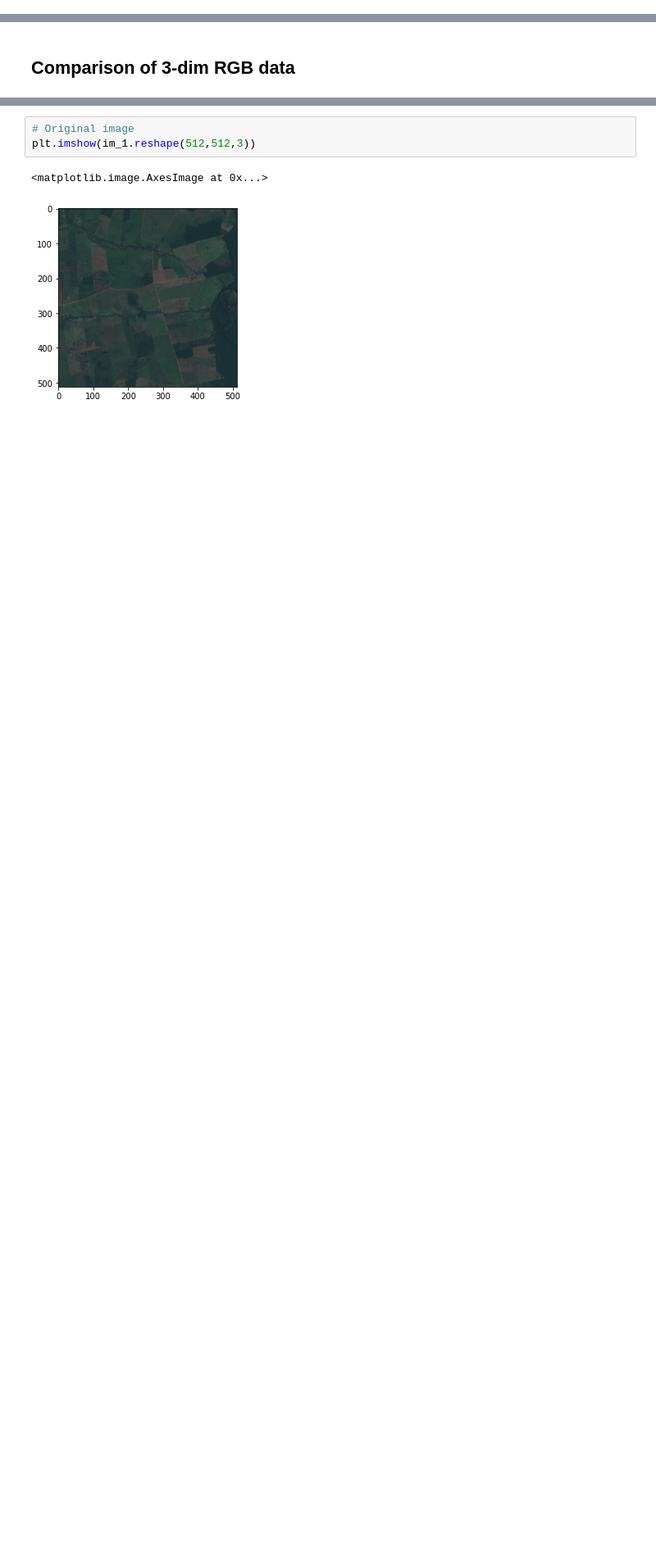
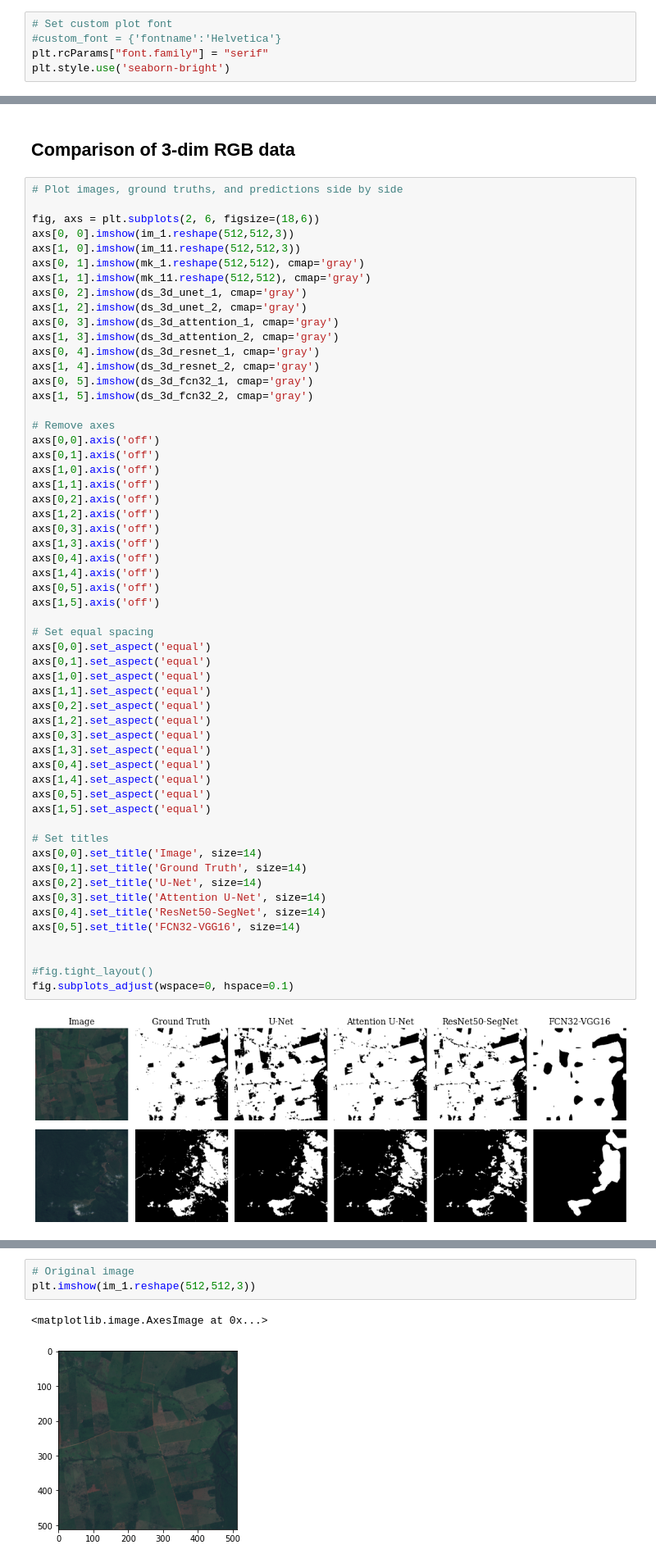
Before and after one commit to davej23/attention-mechanism-unet, a Jupyter notebook: Figures.ipynb, the cells around one changed output, grey strips where cells are left out. Shown at 82% size. Saved outputs shown, nothing was run; the diff lists cells and outputs as text; blank space fills up the shorter version.

Commit message:
Added new figures for report

```diff
--- a/Figures.ipynb
+++ b/Figures.ipynb
@@ -828,3 +828,8 @@ fcn32_4d_amazon = FCN32_4d_amazon
 fcn32_4d_atlantic = FCN32_4d_atlantic
 # %% [markdown]
 # Plot ground truth and predictions
+# %%
+# Set custom plot font
+#custom_font = {'fontname':'Helvetica'}
+plt.rcParams["font.family"] = "serif"
+plt.style.use('seaborn-bright')
@@ -847,2 +913,60 @@ mk_3 = validation_masks3[ind3]
 # %% [markdown]
 ## Comparison of 3-dim RGB data
+# %%
+# Plot images, ground truths, and predictions side by side
+
+fig, axs = plt.subplots(2, 6, figsize=(18,6))
+axs[0, 0].imshow(im_1.reshape(512,512,3))
+axs[1, 0].imshow(im_11.reshape(512,512,3))
+axs[0, 1].imshow(mk_1.reshape(512,512), cmap='gray')
+axs[1, 1].imshow(mk_11.reshape(512,512), cmap='gray')
+axs[0, 2].imshow(ds_3d_unet_1, cmap='gray')
+axs[1, 2].imshow(ds_3d_unet_2, cmap='gray')
+axs[0, 3].imshow(ds_3d_attention_1, cmap='gray')
+axs[1, 3].imshow(ds_3d_attention_2, cmap='gray')
+axs[0, 4].imshow(ds_3d_resnet_1, cmap='gray')
+axs[1, 4].imshow(ds_3d_resnet_2, cmap='gray')
+axs[0, 5].imshow(ds_3d_fcn32_1, cmap='gray')
+axs[1, 5].imshow(ds_3d_fcn32_2, cmap='gray')
+
+# Remove axes
+axs[0,0].axis('off')
+axs[0,1].axis('off')
+axs[1,0].axis('off')
+axs[1,1].axis('off')
+axs[0,2].axis('off')
+axs[1,2].axis('off')
+axs[0,3].axis('off')
+axs[1,3].axis('off')
+axs[0,4].axis('off')
+axs[1,4].axis('off')
+axs[0,5].axis('off')
+axs[1,5].axis('off')
+
+# Set equal spacing
+axs[0,0].set_aspect('equal')
+axs[0,1].set_aspect('equal')
+axs[1,0].set_aspect('equal')
+axs[1,1].set_aspect('equal')
+axs[0,2].set_aspect('equal')
+axs[1,2].set_aspect('equal')
+axs[0,3].set_aspect('equal')
+axs[1,3].set_aspect('equal')
+axs[0,4].set_aspect('equal')
+axs[1,4].set_aspect('equal')
+axs[0,5].set_aspect('equal')
+axs[1,5].set_aspect('equal')
+
+# Set titles
+axs[0,0].set_title('Image', size=14)
+axs[0,1].set_title('Ground Truth', size=14)
+axs[0,2].set_title('U-Net', size=14)
+axs[0,3].set_title('Attention U-Net', size=14)
+axs[0,4].set_title('ResNet50-SegNet', size=14)
+axs[0,5].set_title('FCN32-VGG16', size=14)
+
+
+#fig.tight_layout()
+fig.subplots_adjust(wspace=0, hspace=0.1)
+# %% [output]
+[figure, added]
```
Also changed, not shown: parts of 11 cells of this notebook.
